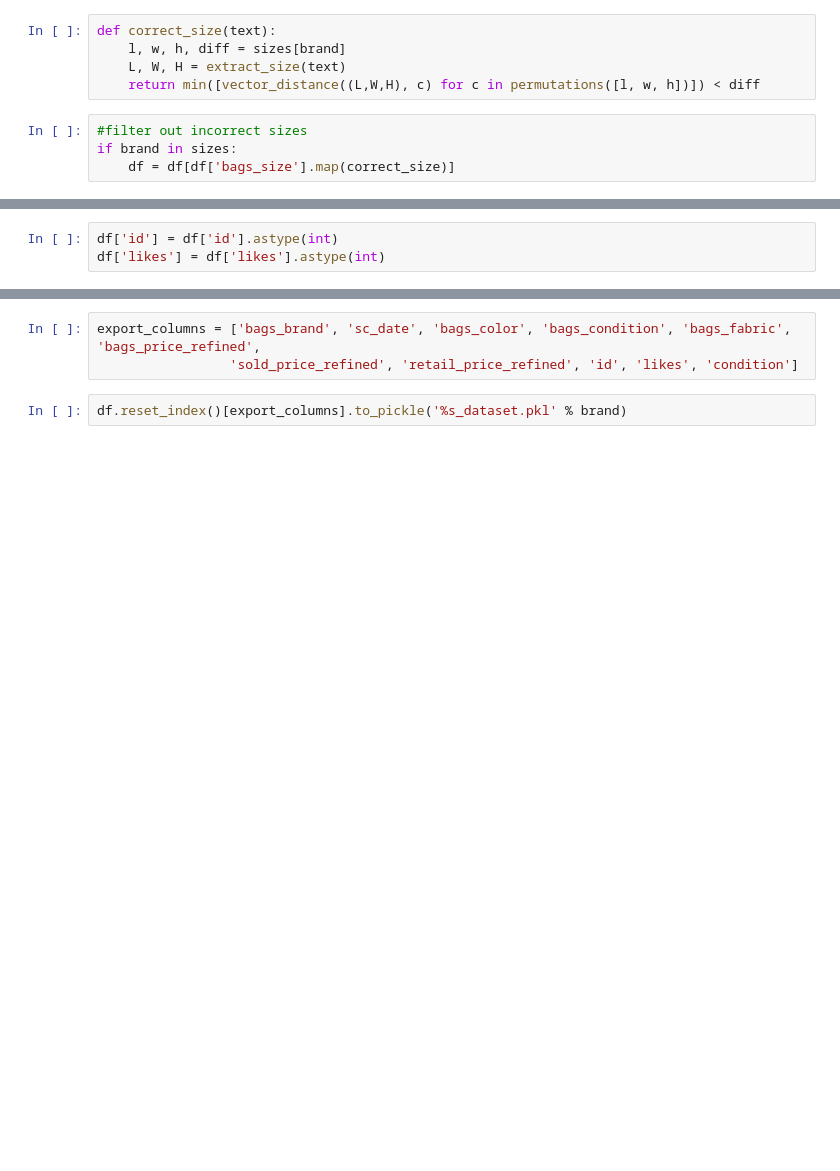
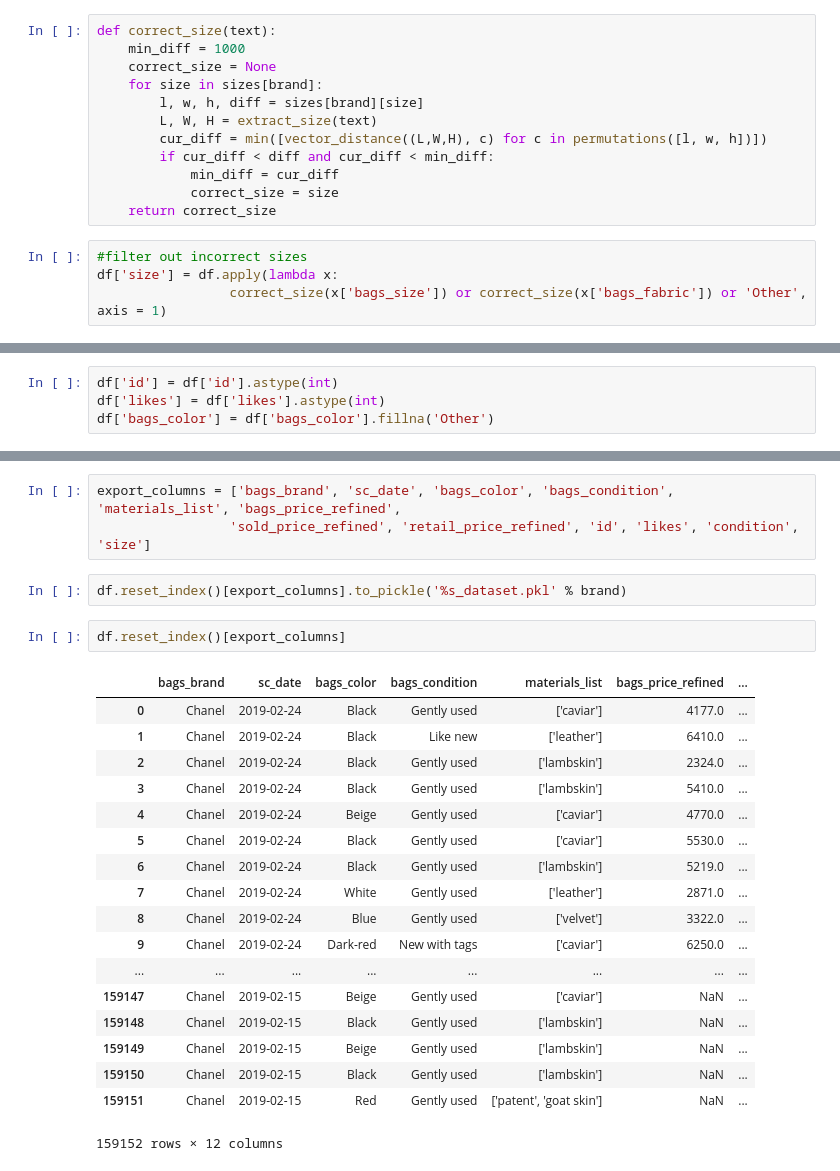
Before and after one commit to yuliaya/trading_model_for_review, a Jupyter notebook: refine_dataset.ipynb, the cells around one changed output, grey strips where cells are left out. Drawn from its saved outputs; the diff is of its cells as text; blank space fills up the shorter version.

```diff
--- a/refine_dataset.ipynb
+++ b/refine_dataset.ipynb
@@ -99,10 +144,17 @@ def vector_distance(x, y):
         raise Exception('Different dimension of vectors')
 # %%
 def correct_size(text):
-    l, w, h, diff = sizes[brand]
-    L, W, H = extract_size(text)
-    return min([vector_distance((L,W,H), c) for c in permutations([l, w, h])]) < diff
+    min_diff = 1000
+    correct_size = None
+    for size in sizes[brand]:
+        l, w, h, diff = sizes[brand][size]
+        L, W, H = extract_size(text)
+        cur_diff = min([vector_distance((L,W,H), c) for c in permutations([l, w, h])])
+        if cur_diff < diff and cur_diff < min_diff:
+            min_diff = cur_diff
+            correct_size = size
+    return correct_size
 # %%
 #filter out incorrect sizes
-if brand in sizes:
-    df = df[df['bags_size'].map(correct_size)]
+df['size'] = df.apply(lambda x:
+                 correct_size(x['bags_size']) or correct_size(x['bags_fabric']) or 'Other', axis = 1)
@@ -109,3 +167,4 @@ if brand in sizes:
 # %%
 df['id'] = df['id'].astype(int)
 df['likes'] = df['likes'].astype(int)
+df['bags_color'] = df['bags_color'].fillna('Other')
@@ -112,5 +175,26 @@ df['likes'] = df['likes'].astype(int)
 # %%
-export_columns = ['bags_brand', 'sc_date', 'bags_color', 'bags_condition', 'bags_fabric', 'bags_price_refined',
-                 'sold_price_refined', 'retail_price_refined', 'id', 'likes', 'condition']
+export_columns = ['bags_brand', 'sc_date', 'bags_color', 'bags_condition', 'materials_list', 'bags_price_refined',
+                 'sold_price_refined', 'retail_price_refined', 'id', 'likes', 'condition', 'size']
 # %%
 df.reset_index()[export_columns].to_pickle('%s_dataset.pkl' % brand)
+# %%
+df.reset_index()[export_columns]
+# %% [output]
+|  | bags_brand | sc_date | bags_color | bags_condition | materials_list | bags_price_refined | ... |
+| 0 | Chanel | 2019-02-24 | Black | Gently used | ['caviar'] | 4177.0 | ... |
+| 1 | Chanel | 2019-02-24 | Black | Like new | ['leather'] | 6410.0 | ... |
+| 2 | Chanel | 2019-02-24 | Black | Gently used | ['lambskin'] | 2324.0 | ... |
+| 3 | Chanel | 2019-02-24 | Black | Gently used | ['lambskin'] | 5410.0 | ... |
+| 4 | Chanel | 2019-02-24 | Beige | Gently used | ['caviar'] | 4770.0 | ... |
+| 5 | Chanel | 2019-02-24 | Black | Gently used | ['caviar'] | 5530.0 | ... |
+| 6 | Chanel | 2019-02-24 | Black | Gently used | ['lambskin'] | 5219.0 | ... |
+| 7 | Chanel | 2019-02-24 | White | Gently used | ['leather'] | 2871.0 | ... |
+| 8 | Chanel | 2019-02-24 | Blue | Gently used | ['velvet'] | 3322.0 | ... |
+| 9 | Chanel | 2019-02-24 | Dark-red | New with tags | ['caviar'] | 6250.0 | ... |
+| ... | ... | ... | ... | ... | ... | ... | ... |
+| 159147 | Chanel | 2019-02-15 | Beige | Gently used | ['caviar'] | NaN | ... |
+| 159148 | Chanel | 2019-02-15 | Black | Gently used | ['lambskin'] | NaN | ... |
+| 159149 | Chanel | 2019-02-15 | Beige | Gently used | ['lambskin'] | NaN | ... |
+| 159150 | Chanel | 2019-02-15 | Black | Gently used | ['lambskin'] | NaN | ... |
+| 159151 | Chanel | 2019-02-15 | Red | Gently used | ['patent', 'goat skin'] | NaN | ... |
+159152 rows × 12 columns
```
Also changed, not shown: parts of 10 cells of this notebook, 19 other files.
